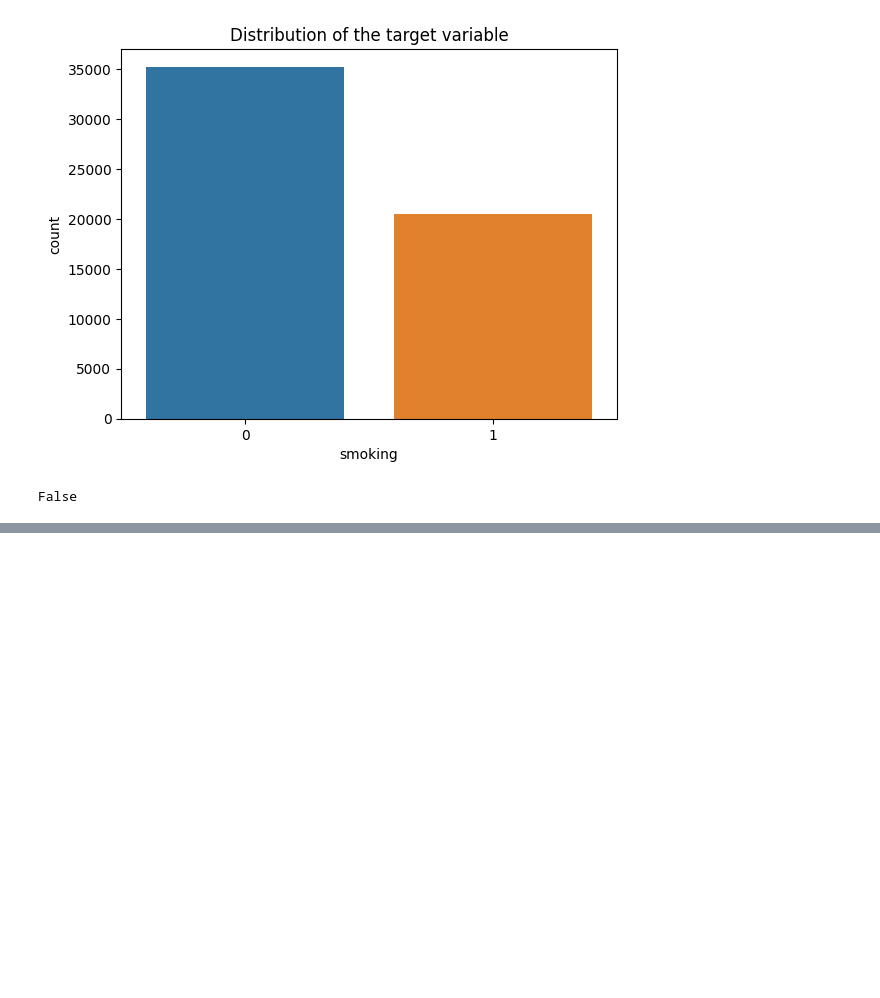
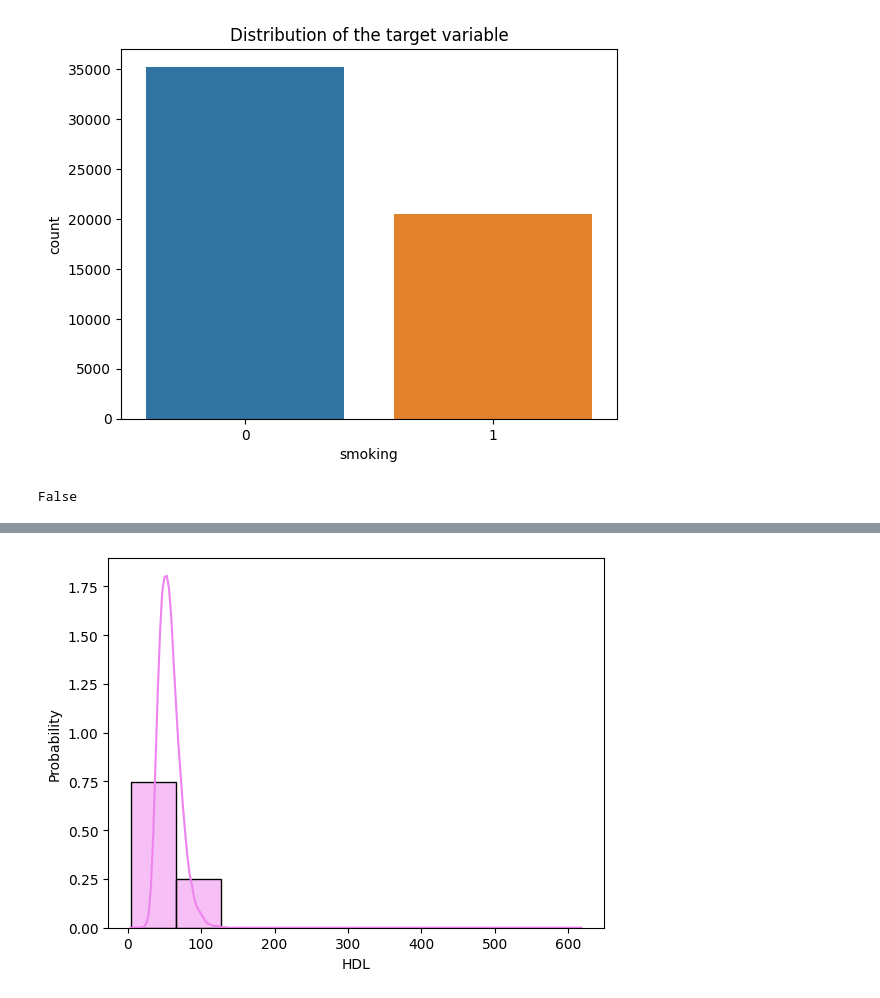
Before and after one commit to Renga1999/Data_Mining_Project_Body_Signal_due_to_smoking, a Jupyter notebook: Team2_python_project.ipynb, the cells around one changed output, grey strips where cells are left out. Cells and saved outputs as stored; diff of their text form; code cells hidden in the pictures; blank space fills up the shorter version.

```diff
--- a/Team2_python_project.ipynb
+++ b/Team2_python_project.ipynb
@@ -125,0 +246,6 @@ False
+# %%
+sns.histplot(x=df['HDL'], bins=10, kde=True,
+             stat="probability",
+             color='violet' );
+# %% [output]
+[figure, added]
```
Also changed, not shown: parts of 32 cells of this notebook.
